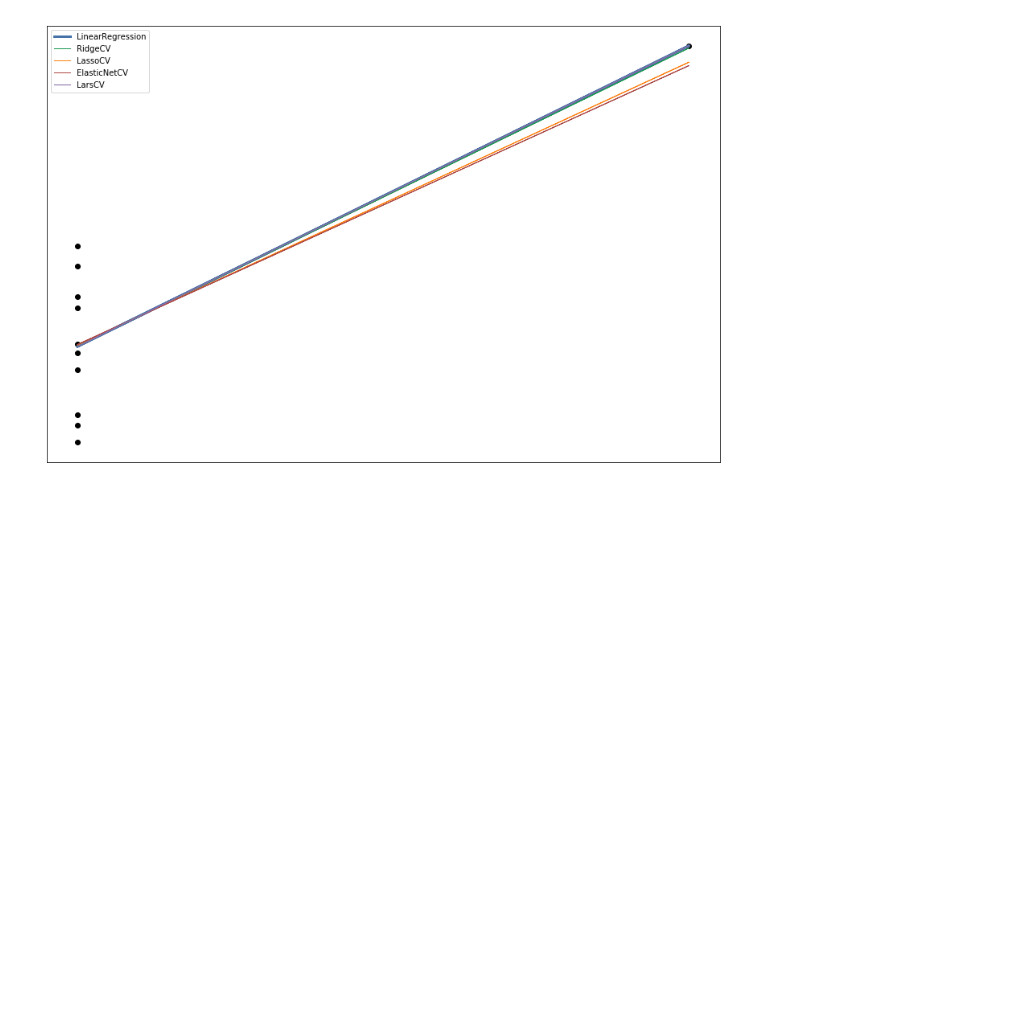
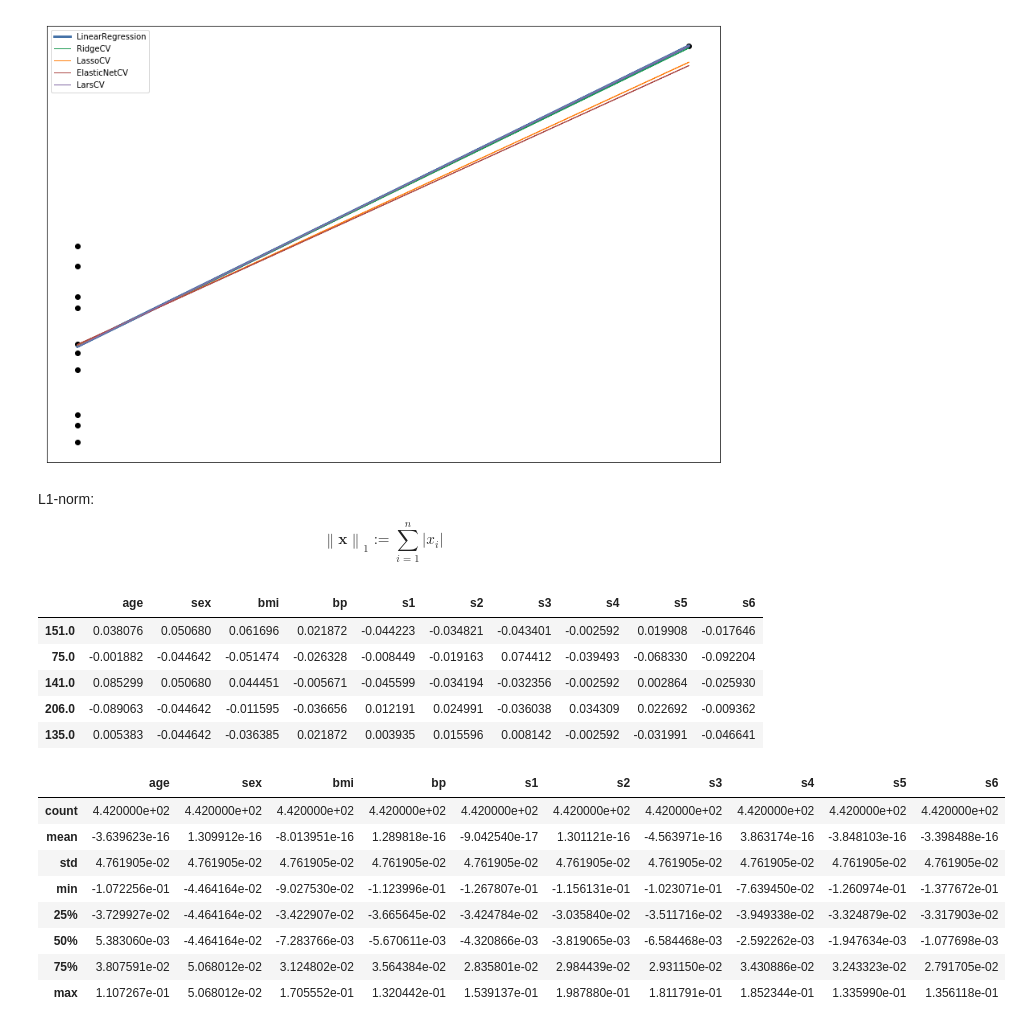
Before and after one commit to utensil/julia-playground, a Jupyter notebook: dl/hello_scikit_learn.ipynb, the cells around one changed output. Drawn from its saved outputs; the diff is of its cells as text; code cells hidden in the pictures; blank space fills up the shorter version.

```diff
--- a/dl/hello_scikit_learn.ipynb
+++ b/dl/hello_scikit_learn.ipynb
@@ -303,3 +303,43 @@ Mean squared error:
 Variance score:
  0.67 0.67 0.66 0.66 0.67
 [figure]
+# %% [markdown]
+L1-norm:
+
+$$ \left\| \boldsymbol{x} \right\| _1 := \sum_{i=1}^{n} \left| x_i \right| $$
+# %%
+# Adapted from http://scikit-learn.org/stable/auto_examples/linear_model/plot_lasso_lars.html#sphx-glr-auto-examples-linear-model-plot-lasso-lars-py
+# Author: Fabian Pedregosa <fabian.pedregosa@inria.fr>
+#         Alexandre Gramfort <alexandre.gramfort@inria.fr>
+# License: BSD 3 clause
+
+import numpy as np
+import matplotlib.pyplot as plt
+import pandas as pd
+
+from sklearn import linear_model
+from sklearn import datasets
+
+diabetes = datasets.load_diabetes()
+X = diabetes.data
+y = diabetes.target
+
+df = pd.DataFrame(X, index=y, columns=diabetes.feature_names)
+display(df.head())
+display(df.describe())
+# %% [output]
+|  | age | sex | bmi | bp | s1 | s2 | s3 | s4 | s5 | s6 |
+| 151.0 | 0.038076 | 0.050680 | 0.061696 | 0.021872 | -0.044223 | -0.034821 | -0.043401 | -0.002592 | 0.019908 | -0.017646 |
+| 75.0 | -0.001882 | -0.044642 | -0.051474 | -0.026328 | -0.008449 | -0.019163 | 0.074412 | -0.039493 | -0.068330 | -0.092204 |
+| 141.0 | 0.085299 | 0.050680 | 0.044451 | -0.005671 | -0.045599 | -0.034194 | -0.032356 | -0.002592 | 0.002864 | -0.025930 |
+| 206.0 | -0.089063 | -0.044642 | -0.011595 | -0.036656 | 0.012191 | 0.024991 | -0.036038 | 0.034309 | 0.022692 | -0.009362 |
+| 135.0 | 0.005383 | -0.044642 | -0.036385 | 0.021872 | 0.003935 | 0.015596 | 0.008142 | -0.002592 | -0.031991 | -0.046641 |
+|  | age | sex | bmi | bp | s1 | s2 | s3 | s4 | s5 | s6 |
+| count | 4.420000e+02 | 4.420000e+02 | 4.420000e+02 | 4.420000e+02 | 4.420000e+02 | 4.420000e+02 | 4.420000e+02 | 4.420000e+02 | 4.420000e+02 | 4.420000e+02 |
+| mean | -3.639623e-16 | 1.309912e-16 | -8.013951e-16 | 1.289818e-16 | -9.042540e-17 | 1.301121e-16 | -4.563971e-16 | 3.863174e-16 | -3.848103e-16 | -3.398488e-16 |
+| std | 4.761905e-02 | 4.761905e-02 | 4.761905e-02 | 4.761905e-02 | 4.761905e-02 | 4.761905e-02 | 4.761905e-02 | 4.761905e-02 | 4.761905e-02 | 4.761905e-02 |
+| min | -1.072256e-01 | -4.464164e-02 | -9.027530e-02 | -1.123996e-01 | -1.267807e-01 | -1.156131e-01 | -1.023071e-01 | -7.639450e-02 | -1.260974e-01 | -1.377672e-01 |
+| 25% | -3.729927e-02 | -4.464164e-02 | -3.422907e-02 | -3.665645e-02 | -3.424784e-02 | -3.035840e-02 | -3.511716e-02 | -3.949338e-02 | -3.324879e-02 | -3.317903e-02 |
+| 50% | 5.383060e-03 | -4.464164e-02 | -7.283766e-03 | -5.670611e-03 | -4.320866e-03 | -3.819065e-03 | -6.584468e-03 | -2.592262e-03 | -1.947634e-03 | -1.077698e-03 |
+| 75% | 3.807591e-02 | 5.068012e-02 | 3.124802e-02 | 3.564384e-02 | 2.835801e-02 | 2.984439e-02 | 2.931150e-02 | 3.430886e-02 | 3.243323e-02 | 2.791705e-02 |
+| max | 1.107267e-01 | 5.068012e-02 | 1.705552e-01 | 1.320442e-01 | 1.539137e-01 | 1.987880e-01 | 1.811791e-01 | 1.852344e-01 | 1.335990e-01 | 1.356118e-01 |
```
Also changed, not shown: parts of 2 cells of this notebook.
